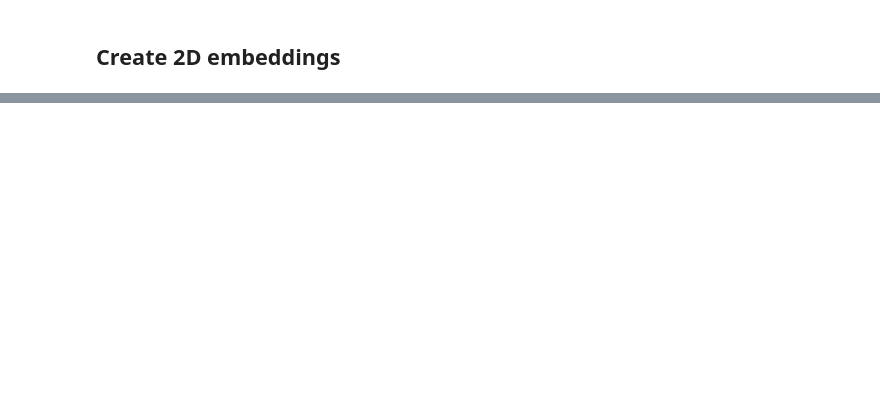
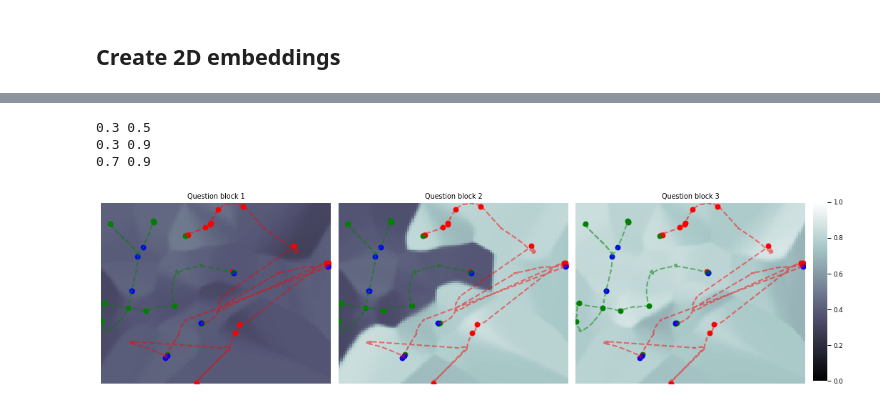
Before and after one commit to ContextLab/efficient-learning-khan, a Jupyter notebook: code/notebooks/knowledge-maps.ipynb, the cells around one changed output, grey strips where cells are left out. Cells and saved outputs as stored; diff of their text form; code cells hidden in the pictures; blank space fills up the shorter version.

```diff
--- a/code/notebooks/knowledge-maps.ipynb
+++ b/code/notebooks/knowledge-maps.ipynb
@@ -130,13 +165,0 @@ Thu Mar  5 18:36:51 2020 Finished embedding
-# %%
-resolution = 50
-x_min, y_min = embeddings.min(axis=0) // 1
-x_max, y_max = embeddings.max(axis=0) // 1 + 1
-x_step = (x_max - x_min) / resolution
-y_step = (y_max - y_min) / resolution
-xs = np.arange(x_min, x_max, x_step)
-ys = np.arange(y_min, y_max, y_step)
-
-X, Y = np.meshgrid(xs, ys)
-xy_grid = np.empty((resolution, resolution, 2), dtype=np.float64)
-for (x_ix, y_ix), X_val in np.ndenumerate(X):
-    xy_grid[x_ix, y_ix] = (X_val, Y[x_ix, y_ix])
@@ -154,0 +192,36 @@ plt.scatter(questions_embs[:, 0], questions_embs[:, 1], c='b', marker='o')
+# %%
+# uniformly shift coordinates to line up with heatmap for plotting
+embeddings_plotscaled = embeddings - embeddings.min(axis=0)
+embeddings_plotscaled /= (embeddings_plotscaled.max(axis=0) / resolution)
+forces_plotscaled, bos_plotscaled, questions_plotscaled = np.vsplit(embeddings_plotscaled, split_inds)
+ff_qs_plotscaled = questions_plotscaled[:15]
+bos_qs_plotscaled = questions_plotscaled[15:30]
+gen_qs_plotscaled = questions_plotscaled[30:]
+# %%
+fig, axes = plt.subplots(1, 3)
+fig.set_size_inches(14, 4)
+cbar_ax = fig.add_axes([1, 0.05, .02, .87])
+
+for i in range(3):
+    kmap = avg_participant.traces[f'kmap_qset{i}']
+    low, high = kmap.min().round(1), kmap.max().round(1)
+    print(low, high)
+    cbar = True if i == 2 else False
+    cax = cbar_ax if i == 2 else None
+    sns.heatmap(kmap, vmin=0, vmax=1, cmap='bone', xticklabels=[], yticklabels=[],
+                cbar=cbar, ax=axes[i], cbar_ax=cax)
+    axes[i].plot(forces_plotscaled[:, 0], forces_plotscaled[:, 1], 'r--', alpha=.5, linewidth=2)
+    axes[i].plot(bos_plotscaled[:, 0], bos_plotscaled[:, 1], 'g--', alpha=.5, linewidth=2)
+#     axes[i].scatter(questions_plotscaled[:, 0], questions_plotscaled[:, 1], c='b', marker='o', s=50)
+    axes[i].scatter(ff_qs_plotscaled[:, 0], ff_qs_plotscaled[:, 1], c='r', marker='o', s=50)
+    axes[i].scatter(bos_qs_plotscaled[:, 0], bos_qs_plotscaled[:, 1], c='g', marker='o', s=50)
+    axes[i].scatter(gen_qs_plotscaled[:, 0], gen_qs_plotscaled[:, 1], c='b', marker='o', s=50)
+    axes[i].set_title(f'Question block {i + 1}')
+    axes[i].invert_yaxis()
+plt.tight_layout()
+plt.show()
+# %% [output]
+0.3 0.5
+0.3 0.9
+0.7 0.9
+[figure, added]
```
Also changed, not shown: parts of 32 cells of this notebook, 1 other file.
